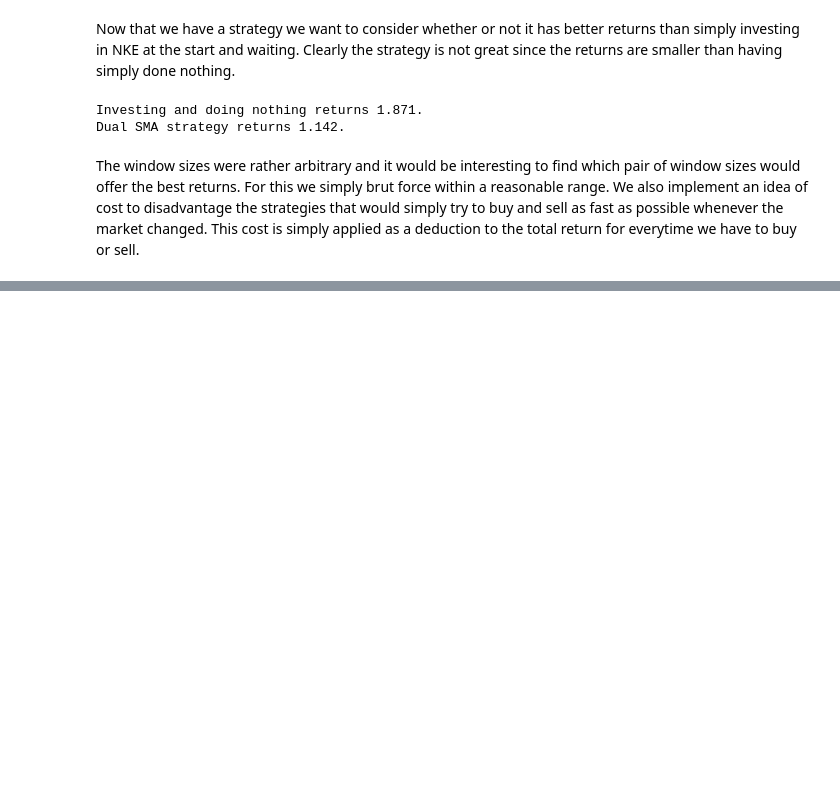
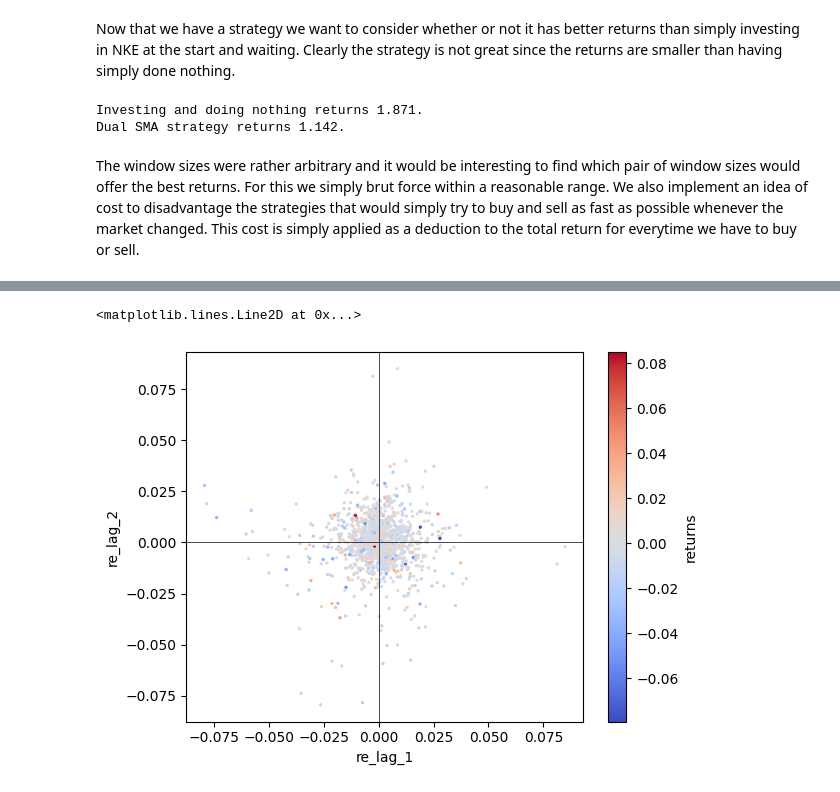
Before and after one commit to JeremyLvl/Quant-Analysis, a Jupyter notebook: 4. strategy.ipynb, the cells around one changed output, grey strips where cells are left out. Cells and saved outputs as stored; diff of their text form; code cells hidden in the pictures; blank space fills up the shorter version.

```diff
--- a/4. strategy.ipynb
+++ b/4. strategy.ipynb
@@ -153,0 +162,15 @@ nke.strategy.plot(ax=ax, secondary_y='strategy', style='b--',lw=1)
+# %%
+ibm = pd.DataFrame(eod['IBM'])
+ibm['returns'] = np.log(ibm.IBM / ibm.IBM.shift(1))
+ibm['re_lag_1'] = ibm.returns.shift(1)
+ibm['re_lag_2'] = ibm.returns.shift(2)
+ibm.dropna(inplace=True)
+
+fig, ax = plt.subplots()
+ibm.plot(ax=ax,kind='scatter',x='re_lag_1',y='re_lag_2',
+         c='returns',colormap='coolwarm',s=2)
+ax.axhline(y=0,lw=0.5,c='black')
+ax.axvline(x=0,lw=0.5,c='black')
+# %% [output]
+<matplotlib.lines.Line2D at 0x...>
+[figure, added]
```
Also changed, not shown: parts of 15 cells of this notebook, 1 other file.
